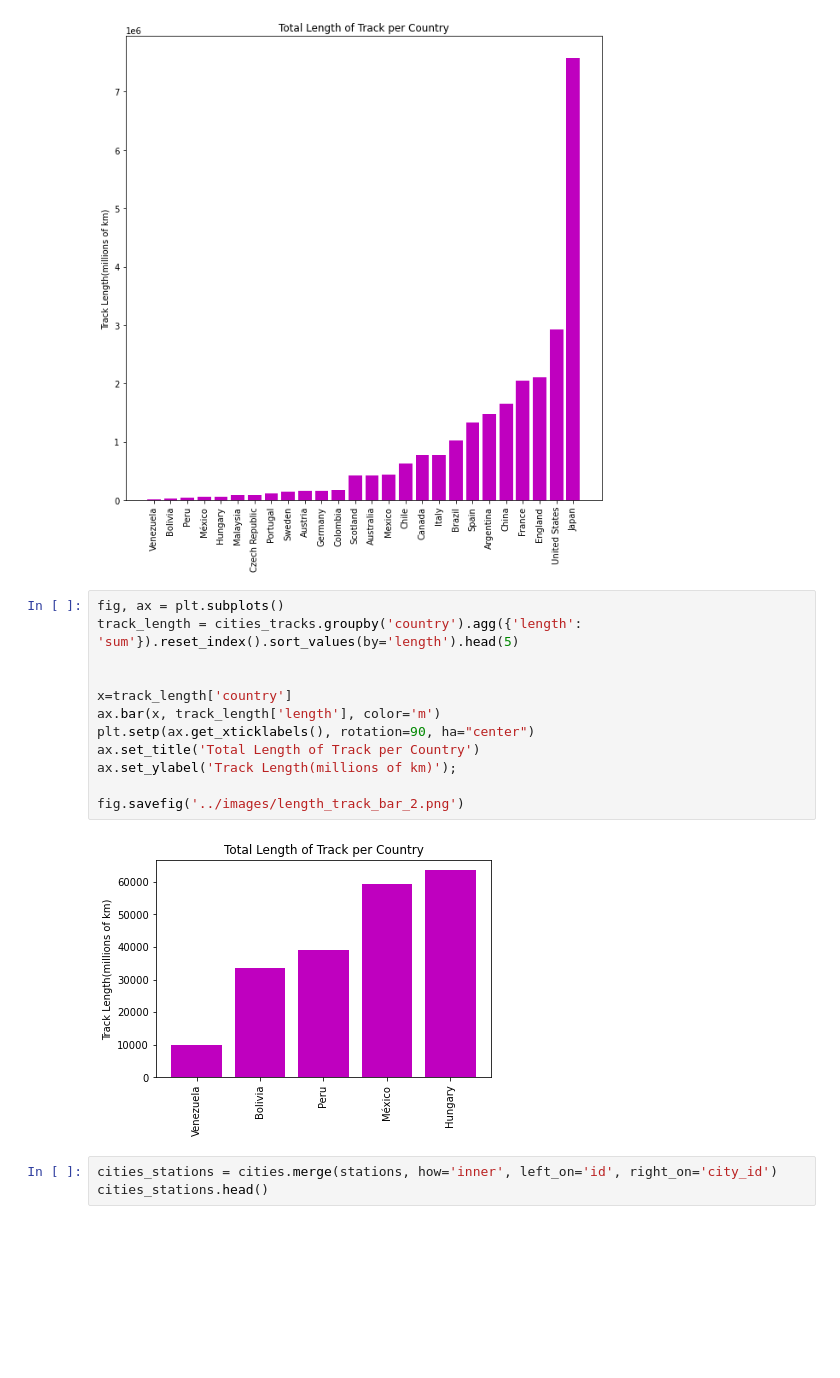
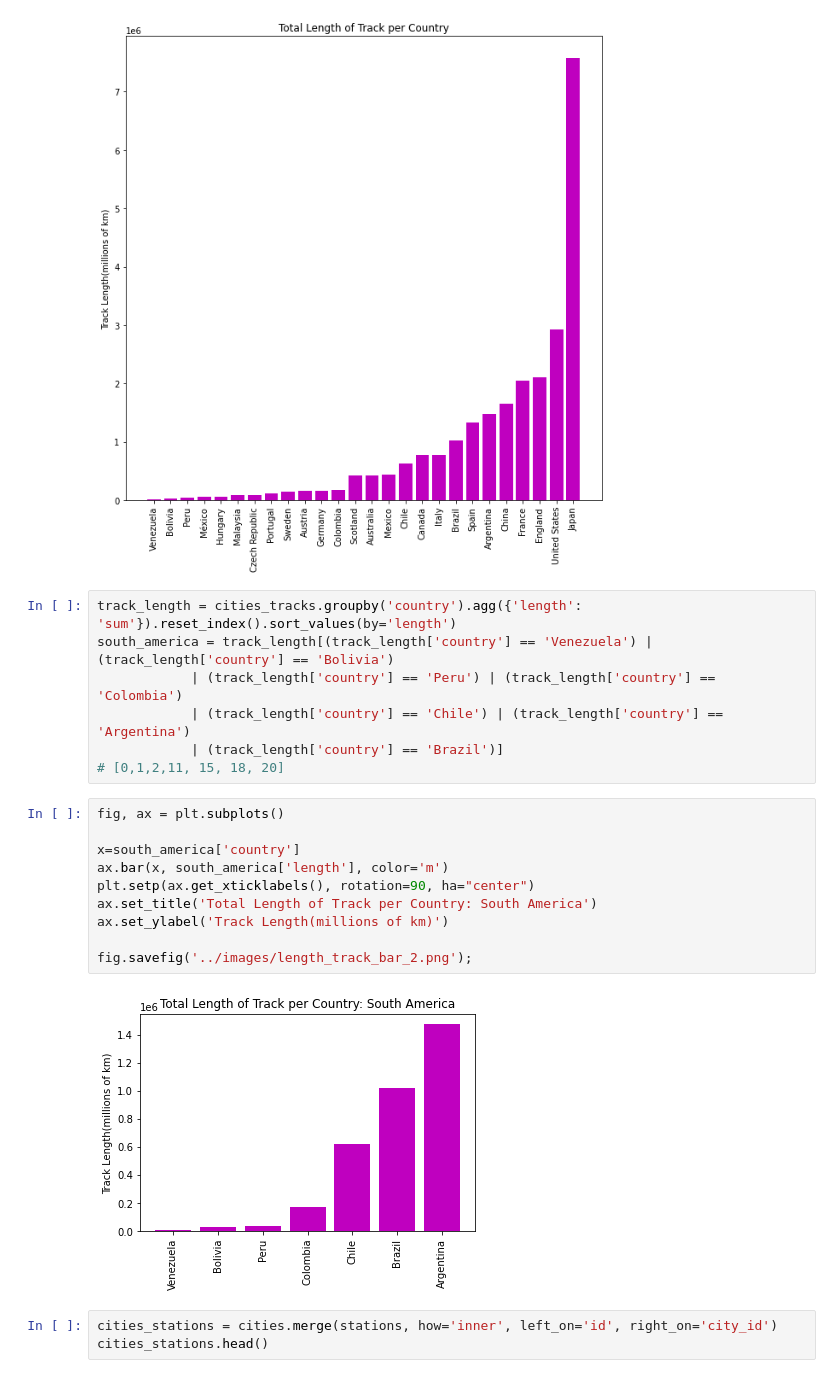
Before and after one commit to sambuckwild/Pandas-EDA-Case-Study, a Jupyter notebook: notebooks/investigate_data_latest.ipynb, the cells around one changed output. Drawn from its saved outputs; the diff is of its cells as text; blank space fills up the shorter version.

Commit message:
new graphs

```diff
--- a/notebooks/investigate_data_latest.ipynb
+++ b/notebooks/investigate_data_latest.ipynb
@@ -132,20 +132,25 @@ ax.set_ylabel('Track Length(millions of km)');
 fig.savefig('../images/length_track_bar.png')
 # %% [output]
 [figure]
+# %%
+track_length = cities_tracks.groupby('country').agg({'length': 'sum'}).reset_index().sort_values(by='length')
+south_america = track_length[(track_length['country'] == 'Venezuela') | (track_length['country'] == 'Bolivia')
+            | (track_length['country'] == 'Peru') | (track_length['country'] == 'Colombia')
+            | (track_length['country'] == 'Chile') | (track_length['country'] == 'Argentina')
+            | (track_length['country'] == 'Brazil')]
+# [0,1,2,11, 15, 18, 20]
 # %%
 fig, ax = plt.subplots()
-track_length = cities_tracks.groupby('country').agg({'length': 'sum'}).reset_index().sort_values(by='length').head(5)
 
+x=south_america['country']
+ax.bar(x, south_america['length'], color='m')
+plt.setp(ax.get_xticklabels(), rotation=90, ha="center")
+ax.set_title('Total Length of Track per Country: South America')
+ax.set_ylabel('Track Length(millions of km)')
 
-x=track_length['country']
-ax.bar(x, track_length['length'], color='m')
-plt.setp(ax.get_xticklabels(), rotation=90, ha="center")
-ax.set_title('Total Length of Track per Country')
-ax.set_ylabel('Track Length(millions of km)');
-
-fig.savefig('../images/length_track_bar_2.png')
+fig.savefig('../images/length_track_bar_2.png');
 # %% [output]
-[figure, old version]
+[figure, new version]
 # %%
 cities_stations = cities.merge(stations, how='inner', left_on='id', right_on='city_id')
 cities_stations.head()
```
Also changed, not shown: parts of 1 cell of this notebook, 2 other files.
